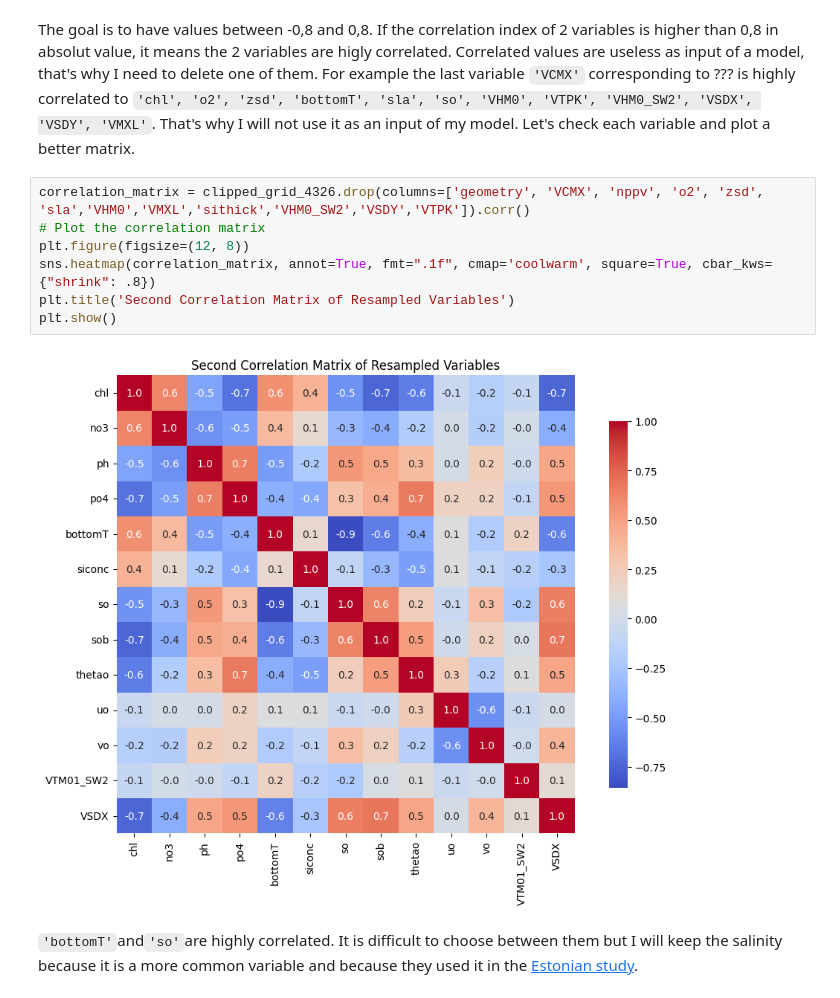
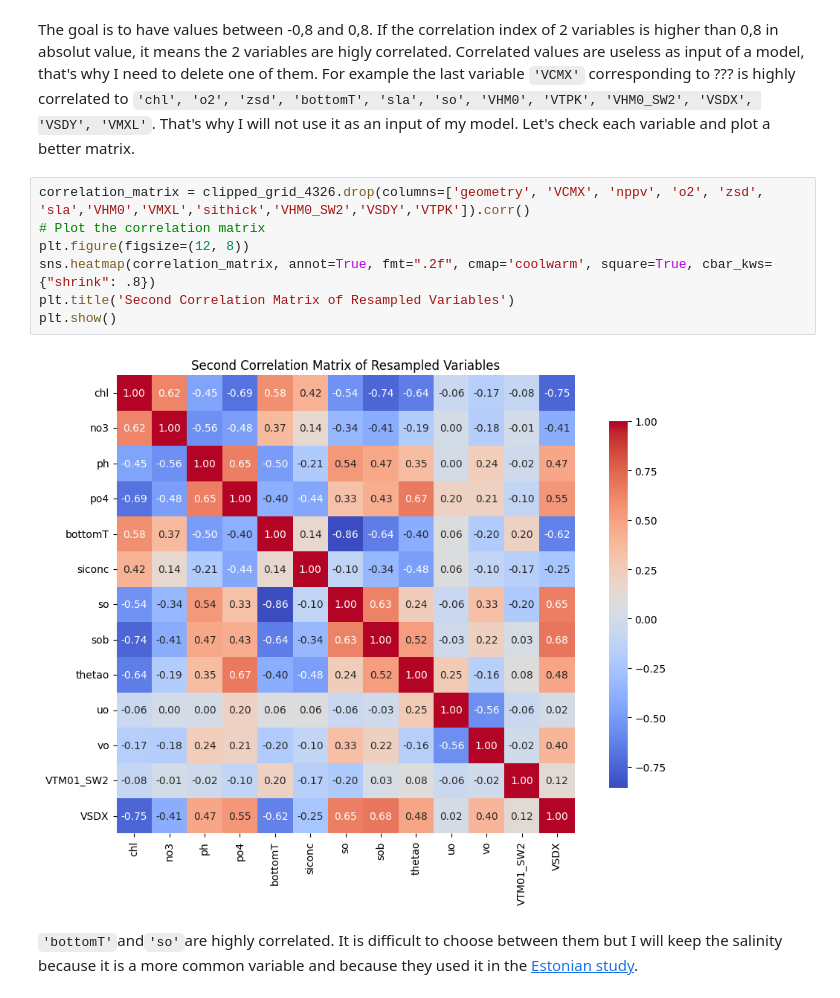
Before and after one commit to Mistra-C2B2/Angiosperms-model, a Jupyter notebook: 03.1_Correlation_Matrix.ipynb, the cells around one changed output. Drawn from its saved outputs; the diff is of its cells as text.

Commit message:
Correlation Matrix + Reformating : Success !

```diff
--- a/03_Correlation_Matrix.ipynb
+++ b/03.1_Correlation_Matrix.ipynb
@@ -58,12 +49,12 @@ The goal is to have values between -0,8 and 0,8. If the correlation index of 2 v
 # %%
 correlation_matrix = clipped_grid_4326.drop(columns=['geometry', 'VCMX', 'nppv', 'o2', 'zsd', 'sla','VHM0','VMXL','sithick','VHM0_SW2','VSDY','VTPK']).corr()
 # Plot the correlation matrix
 plt.figure(figsize=(12, 8))
-sns.heatmap(correlation_matrix, annot=True, fmt=".1f", cmap='coolwarm', square=True, cbar_kws={"shrink": .8})
+sns.heatmap(correlation_matrix, annot=True, fmt=".2f", cmap='coolwarm', square=True, cbar_kws={"shrink": .8})
 plt.title('Second Correlation Matrix of Resampled Variables')
 plt.show()
 # %% [output]
-[figure, old version]
+[figure, new version]
 # %% [markdown]
 `'bottomT'`and`'so'`are highly correlated. It is difficult to choose between them but I will keep the salinity because it is a more common variable and because they used it in the [Estonian study](https://www.nature.com/articles/s41598-023-47176-8).
 # %%
```
Also changed, not shown: parts of 5 cells of this notebook, 2 other files.
